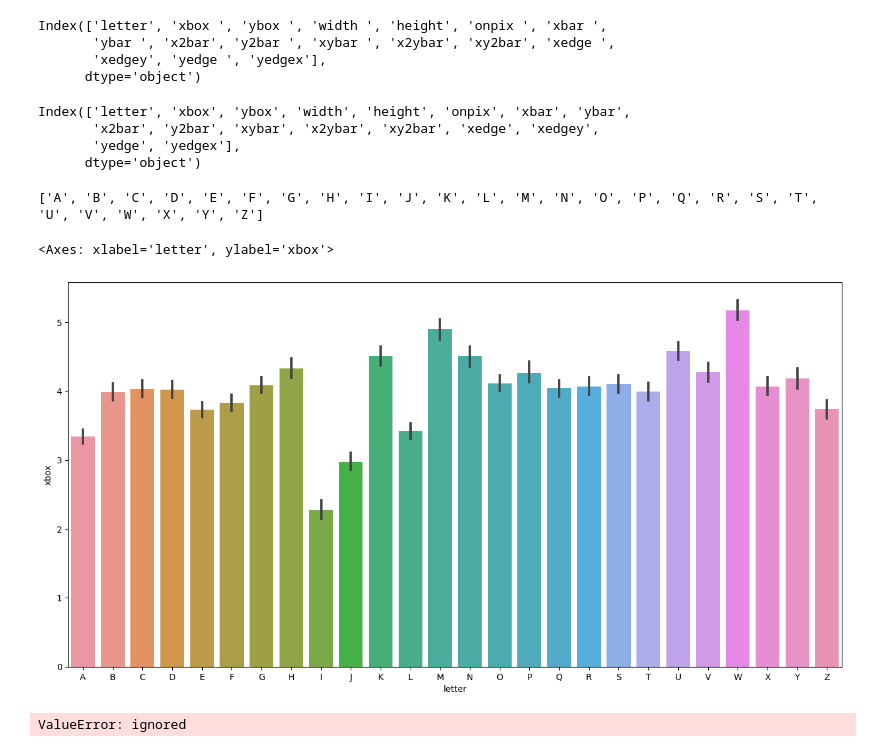
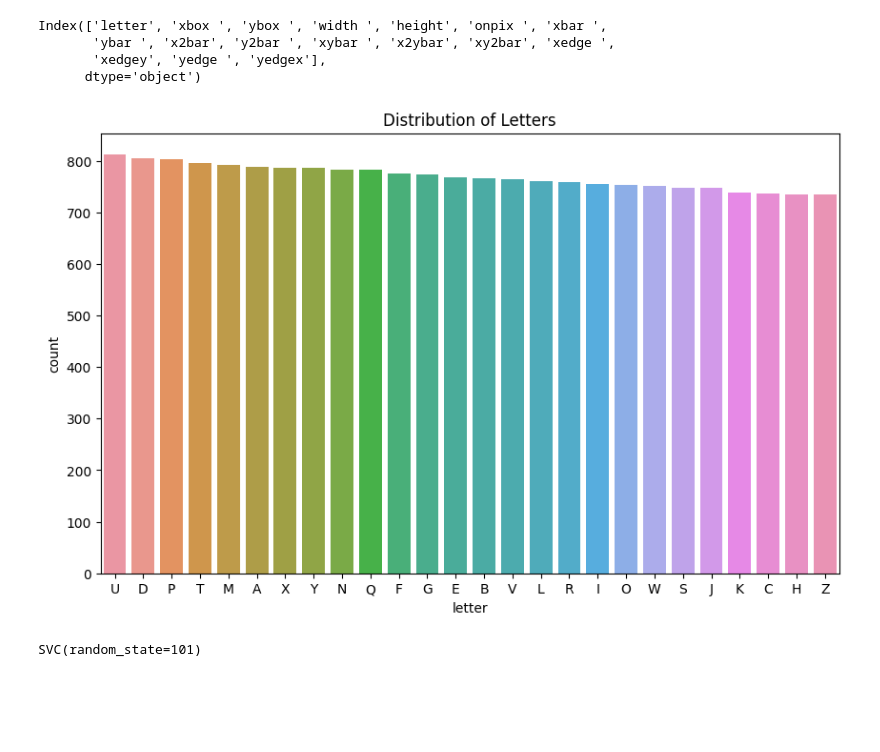
Before and after one commit to Aswinramesh04/100-Days-of-DataScience, a Jupyter notebook: Day41_Non_Linear_SVM.ipynb, the cells around one changed output. Saved outputs shown, nothing was run; the diff lists cells and outputs as text; code cells hidden in the pictures; blank space fills up the shorter version.

```diff
--- a/Day41_Non_Linear_SVM.ipynb
+++ b/Day41_Non_Linear_SVM.ipynb
@@ -52,25 +52,3 @@ Index(['letter', 'xbox ', 'ybox ', 'width ', 'height', 'onpix ', 'xbar ',
        'ybar ', 'x2bar', 'y2bar ', 'xybar ', 'x2ybar', 'xy2bar', 'xedge ',
        'xedgey', 'yedge ', 'yedgex'],
       dtype='object')
-# %%
-# let's 'reindex' the column
-df.columns = ['letter', 'xbox', 'ybox', 'width', 'height', 'onpix', 'xbar',
-       'ybar', 'x2bar', 'y2bar', 'xybar', 'x2ybar', 'xy2bar', 'xedge',
-       'xedgey', 'yedge', 'yedgex']
-df.columns
-# %% [output]
-Index(['letter', 'xbox', 'ybox', 'width', 'height', 'onpix', 'xbar', 'ybar',
-       'x2bar', 'y2bar', 'xybar', 'x2ybar', 'xy2bar', 'xedge', 'xedgey',
-       'yedge', 'yedgex'],
-      dtype='object')
-# %%
-order = list(np.sort(df['letter'].unique()))
-print(order)
-# %% [output]
-['A', 'B', 'C', 'D', 'E', 'F', 'G', 'H', 'I', 'J', 'K', 'L', 'M', 'N', 'O', 'P', 'Q', 'R', 'S', 'T', 'U', 'V', 'W', 'X', 'Y', 'Z']
-# %%
-plt.figure(figsize=(16, 8))
-sns.barplot(x='letter', y='xbox', data=df, order=order)
-# %% [output]
-<Axes: xlabel='letter', ylabel='xbox'>
-[figure, removed]
@@ -80,0 +55,7 @@ x_train,x_test,y_train,y_test = train_test_split(X, Y, test_size=0.20, random_st
+# %%
+plt.figure(figsize=(10, 6))
+sns.countplot(data=df, x='letter', order=df['letter'].value_counts().index)
+plt.title("Distribution of Letters")
+plt.show()
+# %% [output]
+[figure, added]
@@ -81,5 +73,6 @@ x_train,x_test,y_train,y_test = train_test_split(X, Y, test_size=0.20, random_st
 # %%
+# Train a non-linear SVM model (e.g., using a radial basis function kernel)
 svm = SVC(kernel='rbf', C=1.0, gamma='scale', random_state=101)
-svm.fit(x_train, y_train)
+svm.fit(X_train, y_train)
 # %% [output]
-ValueError: ignored
+SVC(random_state=101)
```
Also changed, not shown: parts of 6 cells of this notebook.
